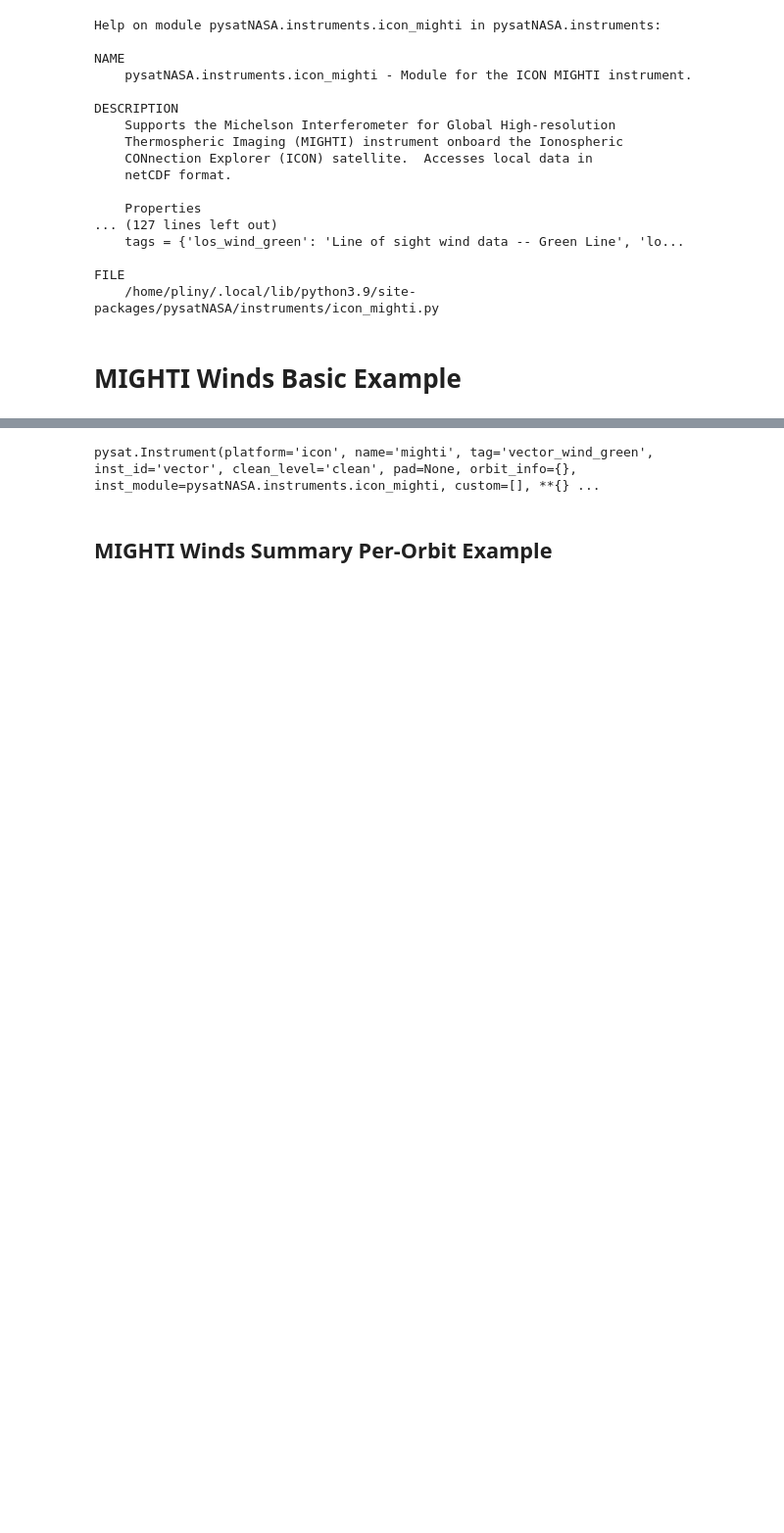
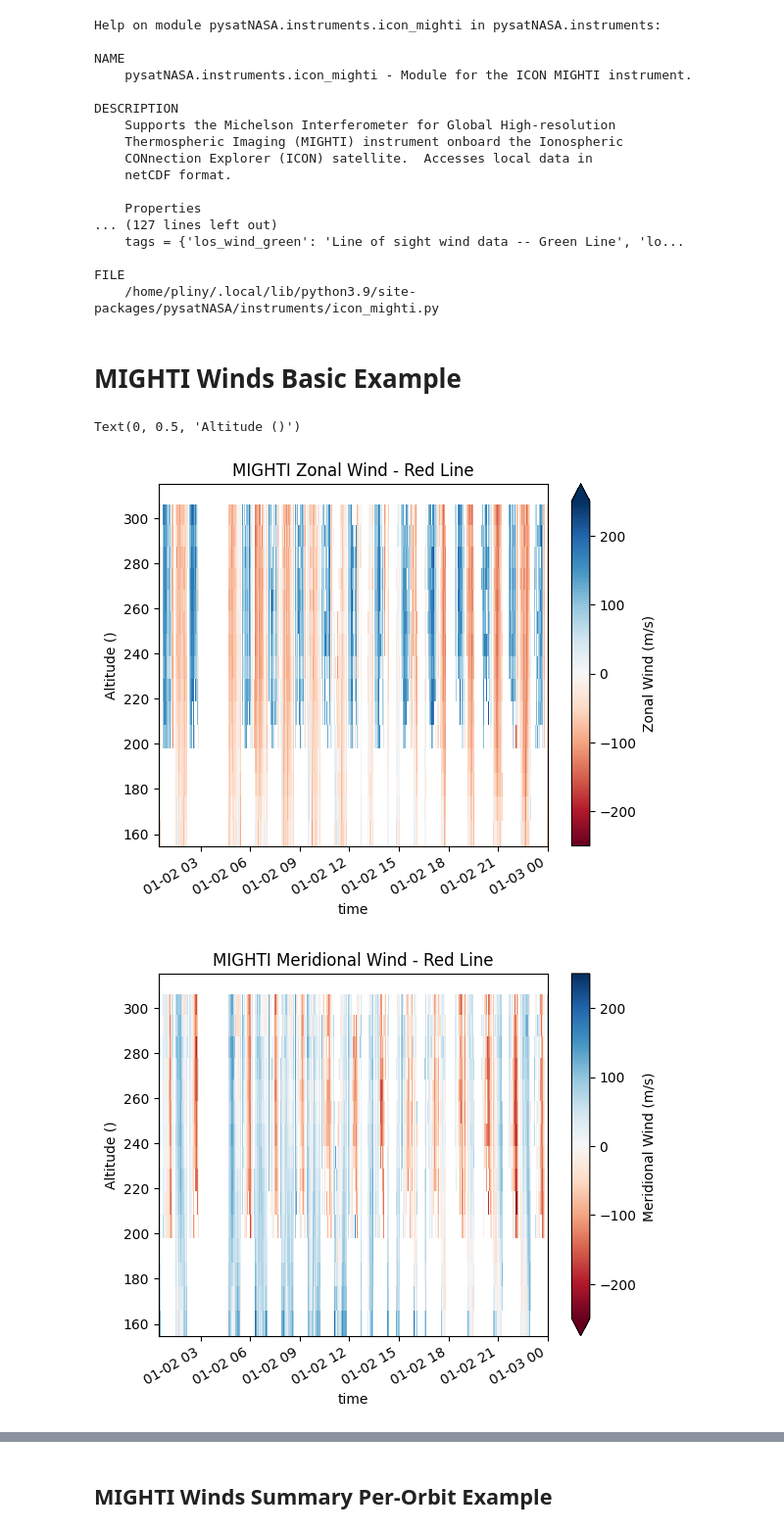
Before and after one commit to KCollins/cedar_vr, a Jupyter notebook: 04 - ICON MIGHTI Demonstration.ipynb, the cells around one changed output, grey strips where cells are left out. Shown at 98% size. Drawn from its saved outputs; the diff is of its cells as text; code cells hidden in the pictures; blank space fills up the shorter version.

```diff
--- a/04 - ICON MIGHTI Demonstration.ipynb
+++ b/04 - ICON MIGHTI Demonstration.ipynb
@@ -97,48 +95,52 @@ stop_download_date = dt.datetime(2020, 1, 4)
 # %%
 # Produce simple overview plot of MIGHTI winds for a day of data.
 
 vmin = -250.
 vmax = 250.
 cmap = plt.cm.RdBu
 
 # pysat features a variety of internal data checks to ensure data is
 # consistent with expectations. Warnings are raised below relating to the
 # treatment of ICON's metadata. An upcoming release to pysat improves the
 # generality of metadata handling when loading files, which an upcoming
 # release to pysatNASA utilizes. pysat > v3.0.1 and pysatNASA > 0.0.2
 
 # Load day of data
 mighti_vw_red.load(2020, 2)
 mighti_vw_green.load(2020, 2)
 
-# # Zonal wind plot, red line
-# mighti_vw_red['Zonal_Wind'].transpose().plot(
-#     cbar_kwargs={'label': 'Zonal Wind (m/s)'}, vmin=vmin, vmax=vmax, cmap=cmap)
-# plt.title('MIGHTI Zonal Wind - Red Line')
+# Zonal wind plot, red line
+mighti_vw_red['Zonal_Wind'].transpose().plot(
+    cbar_kwargs={'label': 'Zonal Wind (m/s)'}, vmin=vmin, vmax=vmax, cmap=cmap)
+plt.title('MIGHTI Zonal Wind - Red Line')
 
-# # Use pysat's stored metadata to get units
-# ylabel = ''.join(['Altitude (', mighti_vw_red.meta['Altitude', 'units'], ')'])
-# plt.ylabel(ylabel)
+# Use pysat's stored metadata to get units
+ylabel = ''.join(['Altitude (', mighti_vw_red.meta['Altitude', 'units'], ')'])
+plt.ylabel(ylabel)
 
-# # Meridional wind plot, red line
-# plt.figure()
-# mighti_vw_red['Meridional_Wind'].transpose().plot(
-#     cbar_kwargs={'label': 'Meridional Wind (m/s)'}, vmin=vmin, vmax=vmax,
-#     cmap=cmap)
-# plt.title('MIGHTI Meridional Wind - Red Line')
-# plt.ylabel(ylabel)
+# Meridional wind plot, red line
+plt.figure()
+mighti_vw_red['Meridional_Wind'].transpose().plot(
+    cbar_kwargs={'label': 'Meridional Wind (m/s)'}, vmin=vmin, vmax=vmax,
+    cmap=cmap)
+plt.title('MIGHTI Meridional Wind - Red Line')
+plt.ylabel(ylabel)
 
-# # Zonal wind plot, green line
-# plt.figure()
-# mighti_vw_green['Zonal_Wind'].transpose().plot(
-#     cbar_kwargs={'label': 'Zonal Wind (m/s)'}, vmin=vmin, vmax=vmax, cmap=cmap)
-# plt.title('MIGHTI Zonal Wind - Green Line')
-# plt.ylabel(ylabel)
+# Zonal wind plot, green line
+plt.figure()
+mighti_vw_green['Zonal_Wind'].transpose().plot(
+    cbar_kwargs={'label': 'Zonal Wind (m/s)'}, vmin=vmin, vmax=vmax, cmap=cmap)
+plt.title('MIGHTI Zonal Wind - Green Line')
+plt.ylabel(ylabel)
 
-# # Meridional wind plot, green line
-# plt.figure()
-# mighti_vw_green['Meridional_Wind'].transpose().plot(
-#     cbar_kwargs={'label': 'Meridional Wind (m/s)'}, vmin=vmin, vmax=vmax,
-#     cmap=cmap)
-# plt.title('MIGHTI Meridional Wind - Green Line')
-# plt.ylabel(ylabel)
+# Meridional wind plot, green line
+plt.figure()
+mighti_vw_green['Meridional_Wind'].transpose().plot(
+    cbar_kwargs={'label': 'Meridional Wind (m/s)'}, vmin=vmin, vmax=vmax,
+    cmap=cmap)
+plt.title('MIGHTI Meridional Wind - Green Line')
+plt.ylabel(ylabel)
+# %% [output]
+Text(0, 0.5, 'Altitude ()')
+[figure, added]
+[figure, added]
@@ -145,7 +149,3 @@ mighti_vw_green.load(2020, 2)
-# %%
-mighti_vw_green
-# %% [output]
-pysat.Instrument(platform='icon', name='mighti', tag='vector_wind_green', inst_id='vector', clean_level='clean', pad=None, orbit_info={}, inst_module=pysatNASA.instruments.icon_mighti, custom=[], **{} ...
 # %% [markdown]
 ## MIGHTI Winds Summary Per-Orbit Example
 # %%
```
Also changed, not shown: parts of 5 cells of this notebook.
